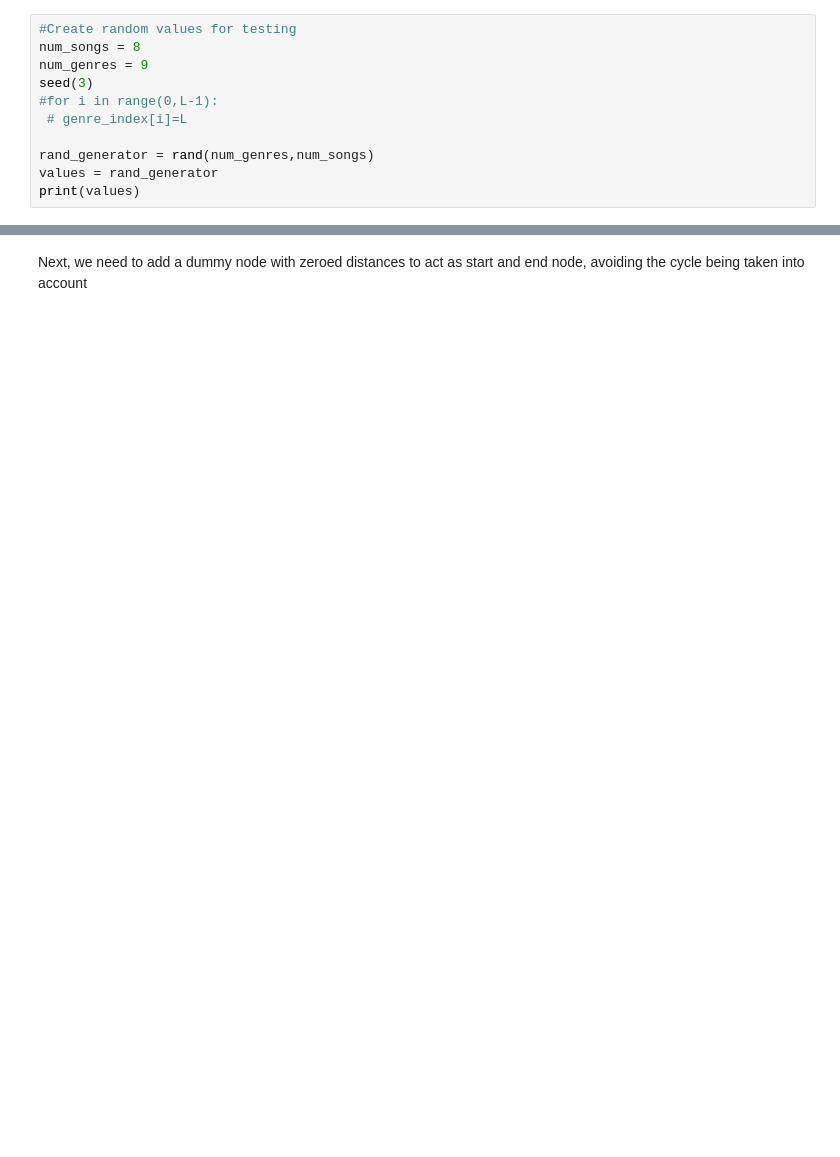
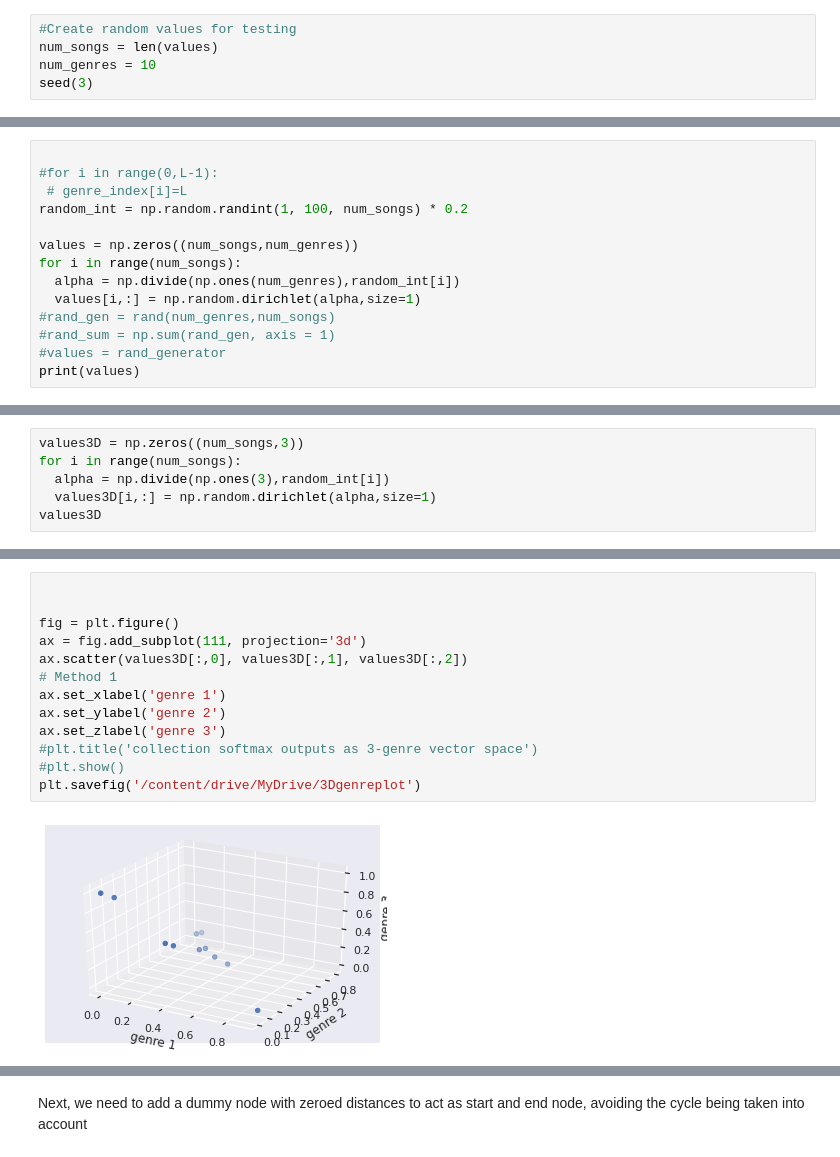
Before and after one commit to seanturland/music-analysis-medium, a Jupyter notebook: TSP_Ordering.ipynb, the cells around one changed output, grey strips where cells are left out. Cells and saved outputs as stored; diff of their text form; blank space fills up the shorter version.

```diff
--- a/TSP_Ordering.ipynb
+++ b/TSP_Ordering.ipynb
@@ -37,11 +105,5 @@ from scipy.spatial import distance
 # %%
 #Create random values for testing
-num_songs = 8
-num_genres = 9
+num_songs = len(values)
+num_genres = 10
 seed(3)
-#for i in range(0,L-1):
- # genre_index[i]=L
-
-rand_generator = rand(num_genres,num_songs)
-values = rand_generator
-print(values)
@@ -95,0 +110,14 @@ array([[0., 0., 0., 0., 0., 0., 0., 0.],
+# %%
+
+#for i in range(0,L-1):
+ # genre_index[i]=L
+random_int = np.random.randint(1, 100, num_songs) * 0.2
+
+values = np.zeros((num_songs,num_genres))
+for i in range(num_songs):
+  alpha = np.divide(np.ones(num_genres),random_int[i])
+  values[i,:] = np.random.dirichlet(alpha,size=1)
+#rand_gen = rand(num_genres,num_songs)
+#rand_sum = np.sum(rand_gen, axis = 1)
+#values = rand_generator
+print(values)
@@ -95,0 +142,6 @@ array([[0., 0., 0., 0., 0., 0., 0., 0.],
+# %%
+values3D = np.zeros((num_songs,3))
+for i in range(num_songs):
+  alpha = np.divide(np.ones(3),random_int[i])
+  values3D[i,:] = np.random.dirichlet(alpha,size=1)
+values3D
@@ -96 +160,16 @@ array([[0., 0., 0., 0., 0., 0., 0., 0.],
+# %%
+
+
+fig = plt.figure()
+ax = fig.add_subplot(111, projection='3d')
+ax.scatter(values3D[:,0], values3D[:,1], values3D[:,2])
+# Method 1
+ax.set_xlabel('genre 1')
+ax.set_ylabel('genre 2')
+ax.set_zlabel('genre 3')
+#plt.title('collection softmax outputs as 3-genre vector space')
+#plt.show()
+plt.savefig('/content/drive/MyDrive/3Dgenreplot')
+# %% [output]
+[figure, added]
 # %%
```
Also changed, not shown: parts of 45 cells of this notebook.
